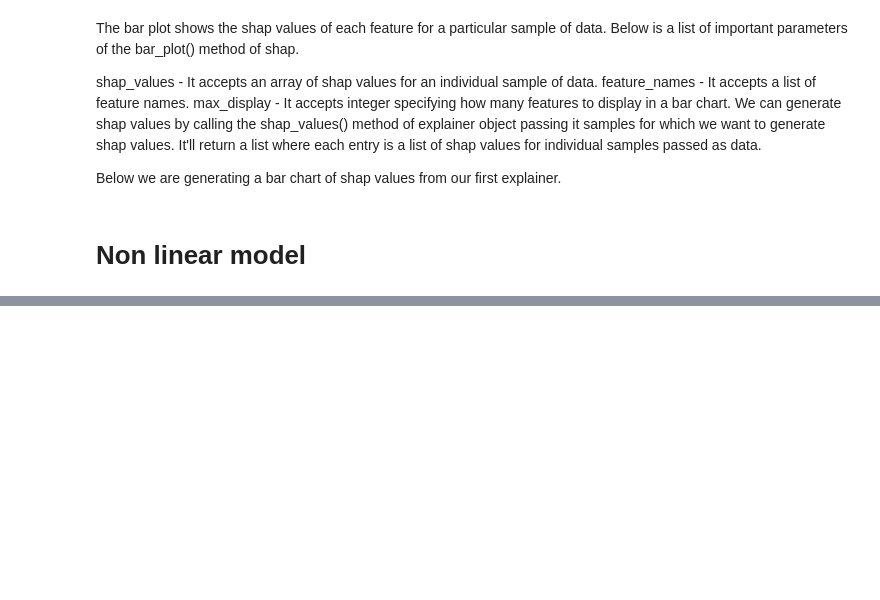
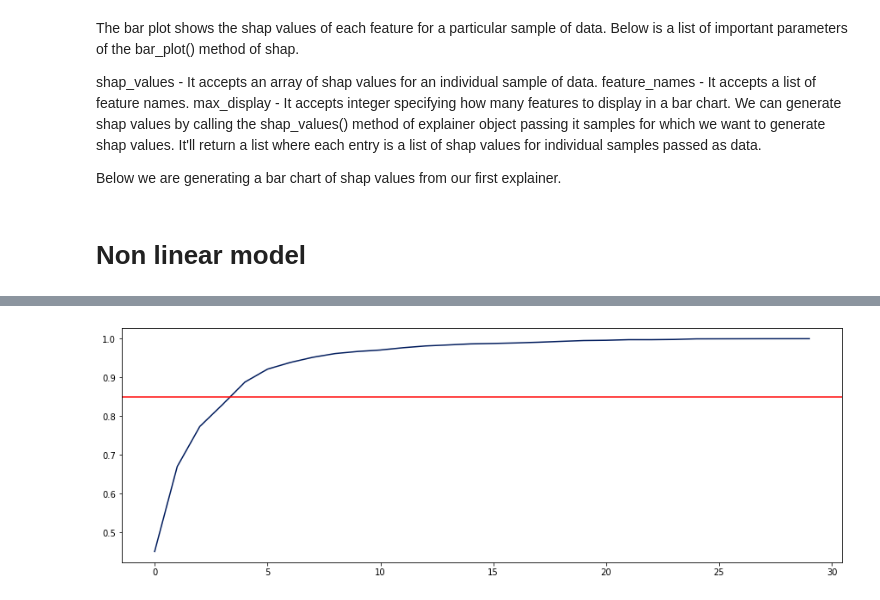
Before and after one commit to lovedatascience1/AcademyPublic, a Jupyter notebook: Boats.ipynb, the cells around one changed output, grey strips where cells are left out. Saved outputs shown, nothing was run; the diff lists cells and outputs as text; code cells hidden in the pictures; blank space fills up the shorter version.

```diff
--- a/Boats.ipynb
+++ b/Boats.ipynb
@@ -2708,0 +2654,28 @@ selected_X
+# %%
+def rmsle(predicted, real):
+    sum=0.0
+    for x in range(len(predicted)):
+        p = np.log(predicted[x]+1)
+        r = np.log(real[x]+1)
+        sum = sum + (p - r)**2
+    return (sum/len(predicted))**0.5
+
+
+model = ensemble.RandomForestRegressor(n_jobs=-1, n_estimators = 100, random_state=42)
+model.fit(X_train, Y_train)
+
+# Graphs section
+fig = plt.figure(figsize=(15,5))
+ax1 = plt.subplot(111)
+plt.plot(np.cumsum(model.feature_importances_))
+plt.axhline(0.85,color= 'r')
+
+NUM_OF_FEATURES = 50
+
+col = pd.DataFrame({'importance': model.feature_importances_, 'feature': X_train.columns}).sort_values(
+    by=['importance'], ascending=[False])[:NUM_OF_FEATURES]['feature'].values
+
+X_train_sel = X_train[col]
+X_test_sel = X_test[col]
+# %% [output]
+[figure, added]
```
Also changed, not shown: parts of 40 cells of this notebook.
